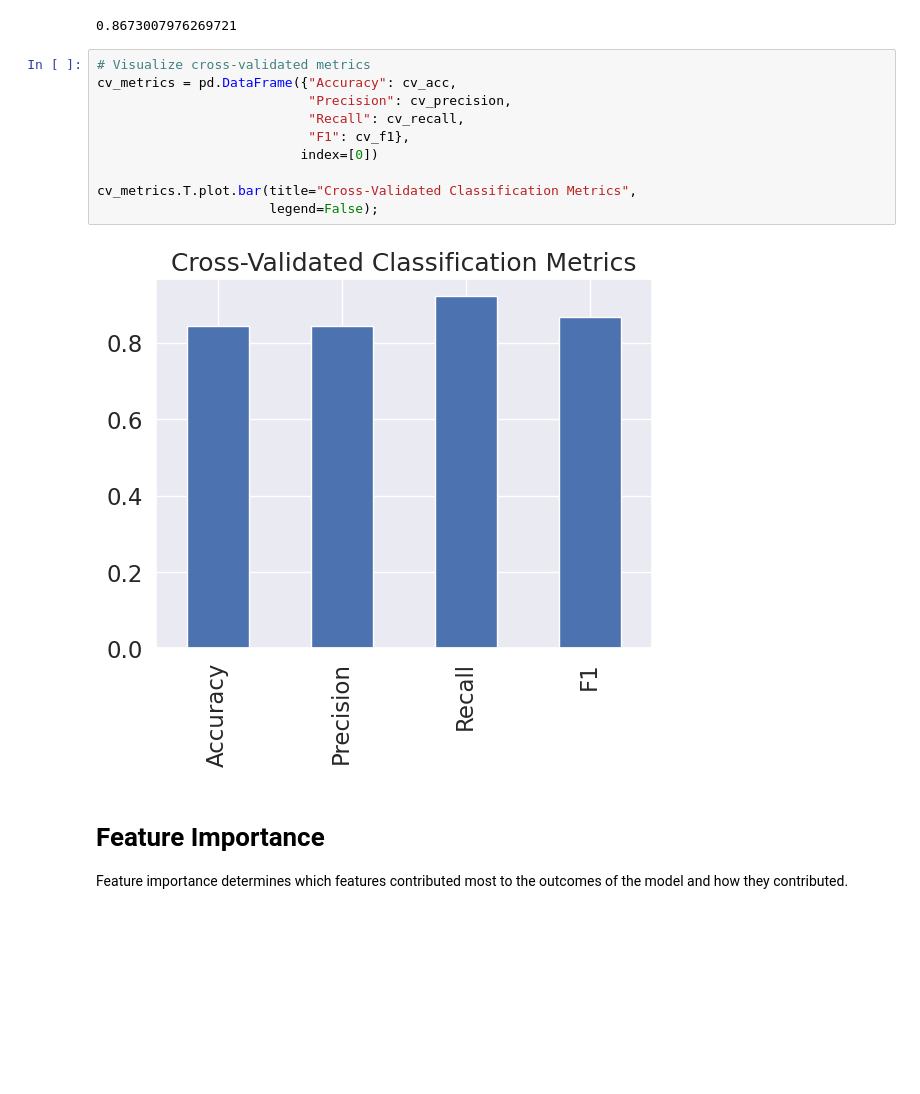
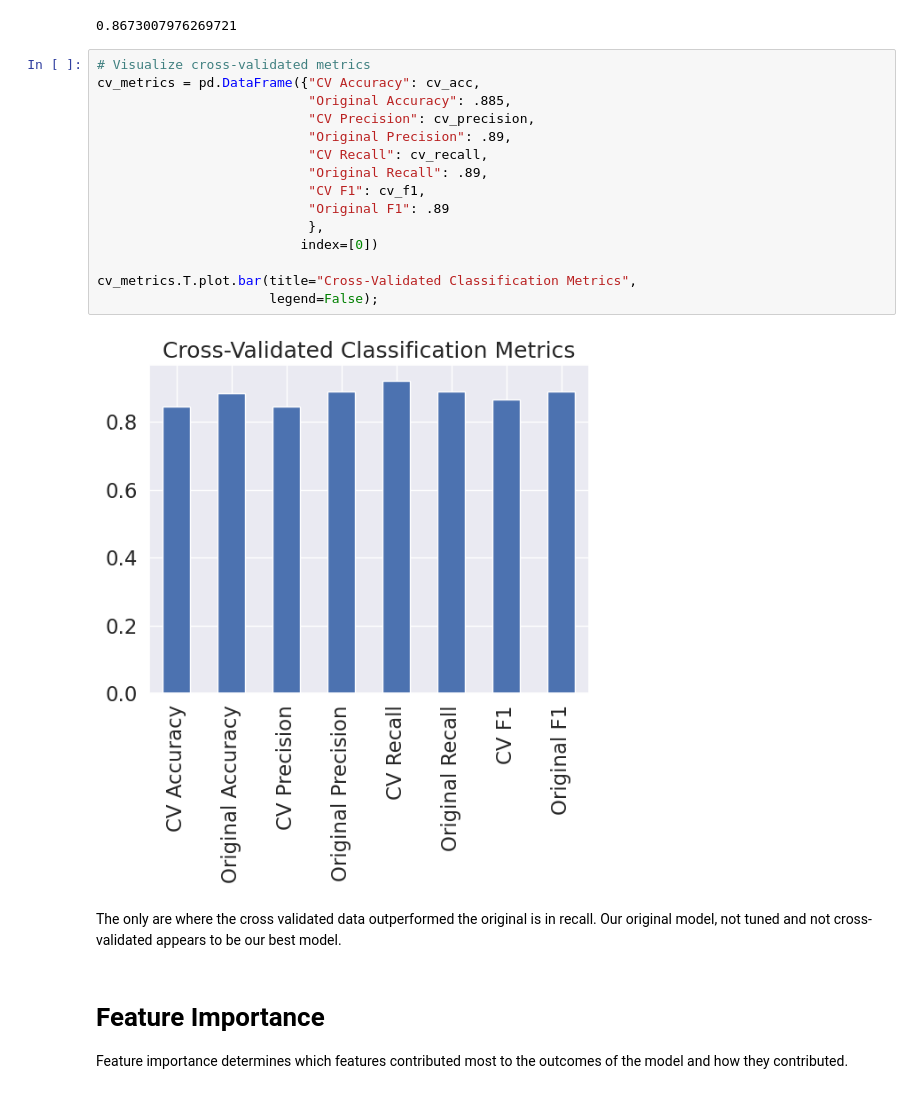
Before and after one commit to hmblackwood/Heart_Disease_Project, a Jupyter notebook: Heart_Disease_Project.ipynb, the cells around one changed output. Saved outputs shown, nothing was run; the diff lists cells and outputs as text; blank space fills up the shorter version.

```diff
--- a/Heart_Disease_Project.ipynb
+++ b/Heart_Disease_Project.ipynb
@@ -904,16 +903,23 @@ cv_f1
 0.8673007976269721
 # %%
 # Visualize cross-validated metrics
-cv_metrics = pd.DataFrame({"Accuracy": cv_acc,
-                           "Precision": cv_precision,
-                           "Recall": cv_recall,
-                           "F1": cv_f1},
+cv_metrics = pd.DataFrame({"CV Accuracy": cv_acc,
+                           "Original Accuracy": .885,
+                           "CV Precision": cv_precision,
+                           "Original Precision": .89,
+                           "CV Recall": cv_recall,
+                           "Original Recall": .89,
+                           "CV F1": cv_f1,
+                           "Original F1": .89
+                           },
                           index=[0])
 
 cv_metrics.T.plot.bar(title="Cross-Validated Classification Metrics",
                       legend=False);
 # %% [output]
-[figure, old version]
+[figure, new version]
+# %% [markdown]
+The only are where the cross validated data outperformed the original is in recall. Our original model, not tuned and not cross-validated appears to be our best model.
 # %% [markdown]
 # Feature Importance
 
```
Also changed, not shown: parts of 5 cells of this notebook.
